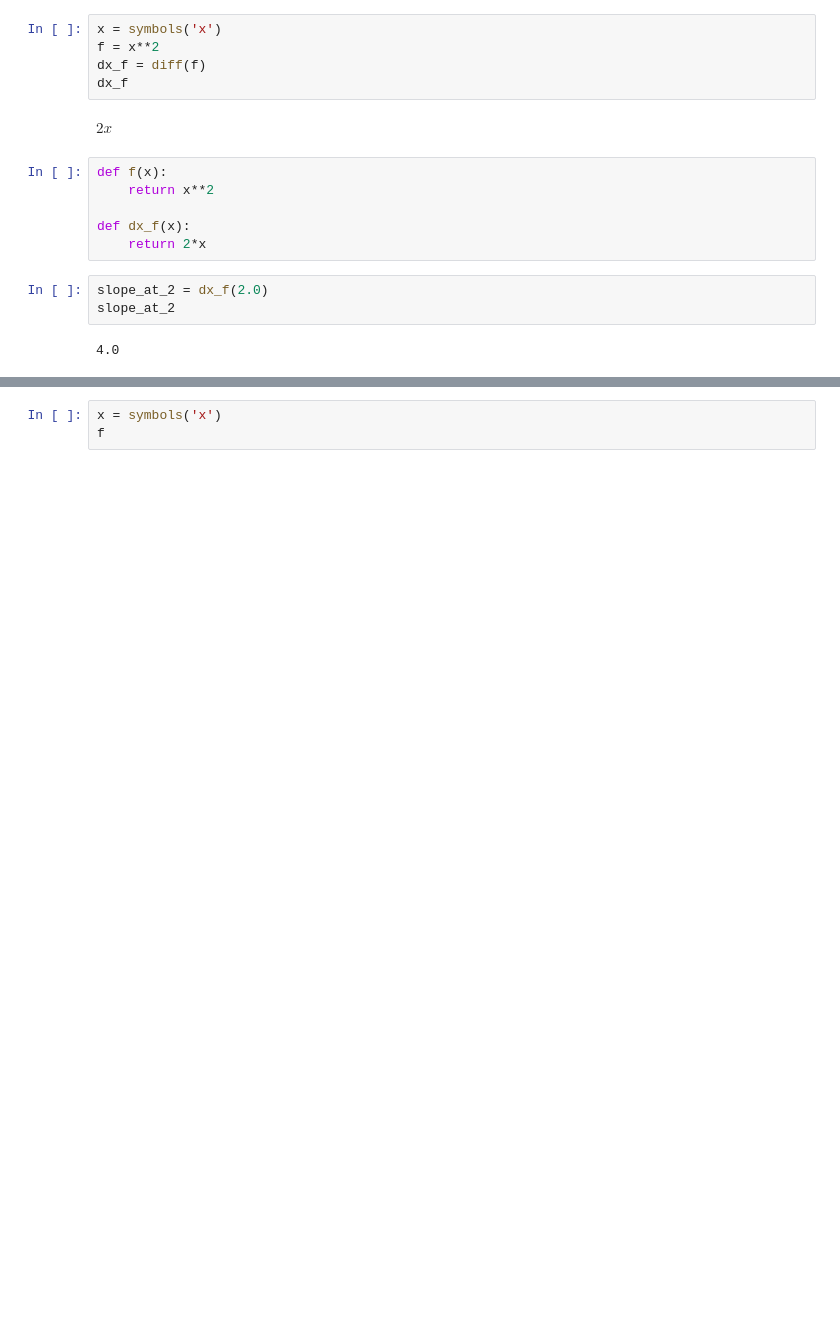
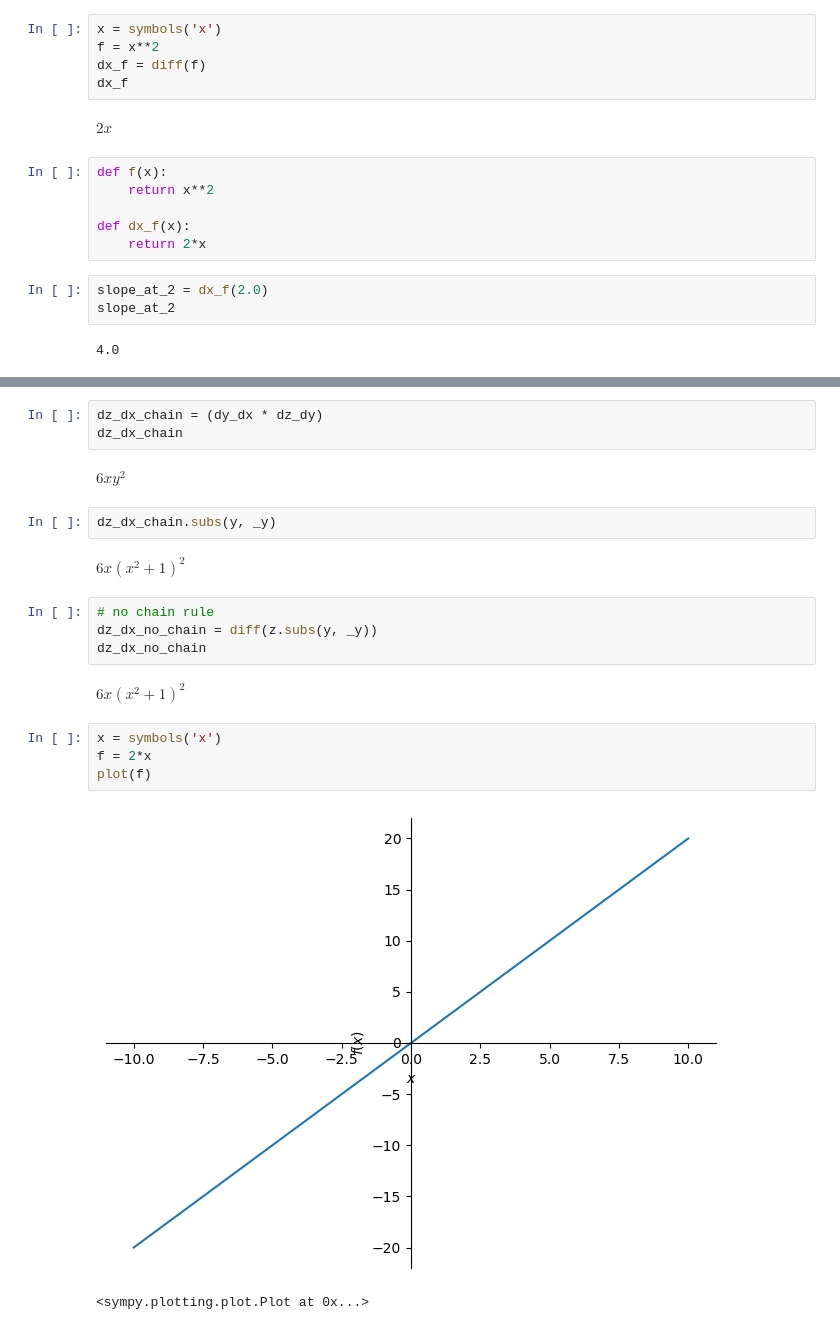
Before and after one commit to Ismael-Haque/MathForDataScience, a Jupyter notebook: Basic Math and Calculus.ipynb, the cells around one changed output, grey strips where cells are left out. Cells and saved outputs as stored; diff of their text form; blank space fills up the shorter version.

Commit message:
end of chan rule

```diff
--- a/Basic Math and Calculus.ipynb
+++ b/Basic Math and Calculus.ipynb
@@ -172,3 +259,22 @@ $\displaystyle 4$
+# %%
+dz_dx_chain = (dy_dx * dz_dy)
+dz_dx_chain
+# %% [output]
+$\displaystyle 6 x y^{2}$
+# %%
+dz_dx_chain.subs(y, _y)
+# %% [output]
+$\displaystyle 6 x \left(x^{2} + 1\right)^{2}$
+# %%
+# no chain rule
+dz_dx_no_chain = diff(z.subs(y, _y))
+dz_dx_no_chain
+# %% [output]
+$\displaystyle 6 x \left(x^{2} + 1\right)^{2}$
 # %%
 x = symbols('x')
-f
+f = 2*x
+plot(f)
+# %% [output]
+[figure, added]
+<sympy.plotting.plot.Plot at 0x...>
```
Also changed, not shown: parts of 22 cells of this notebook.
